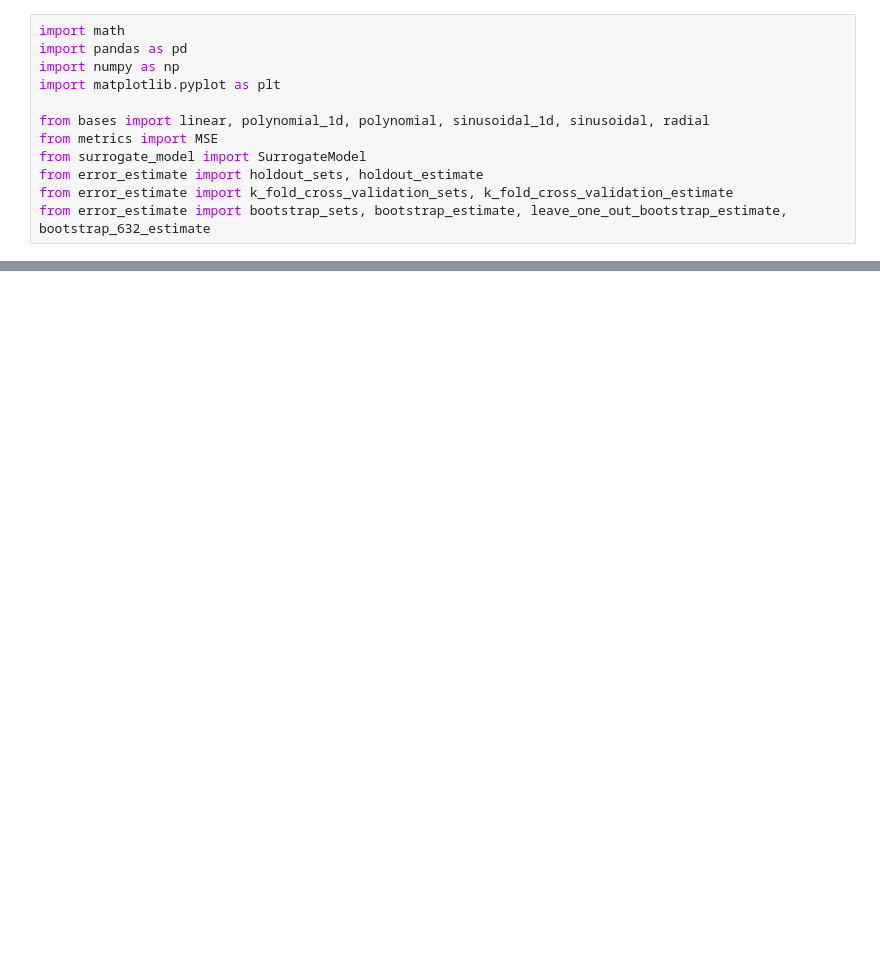
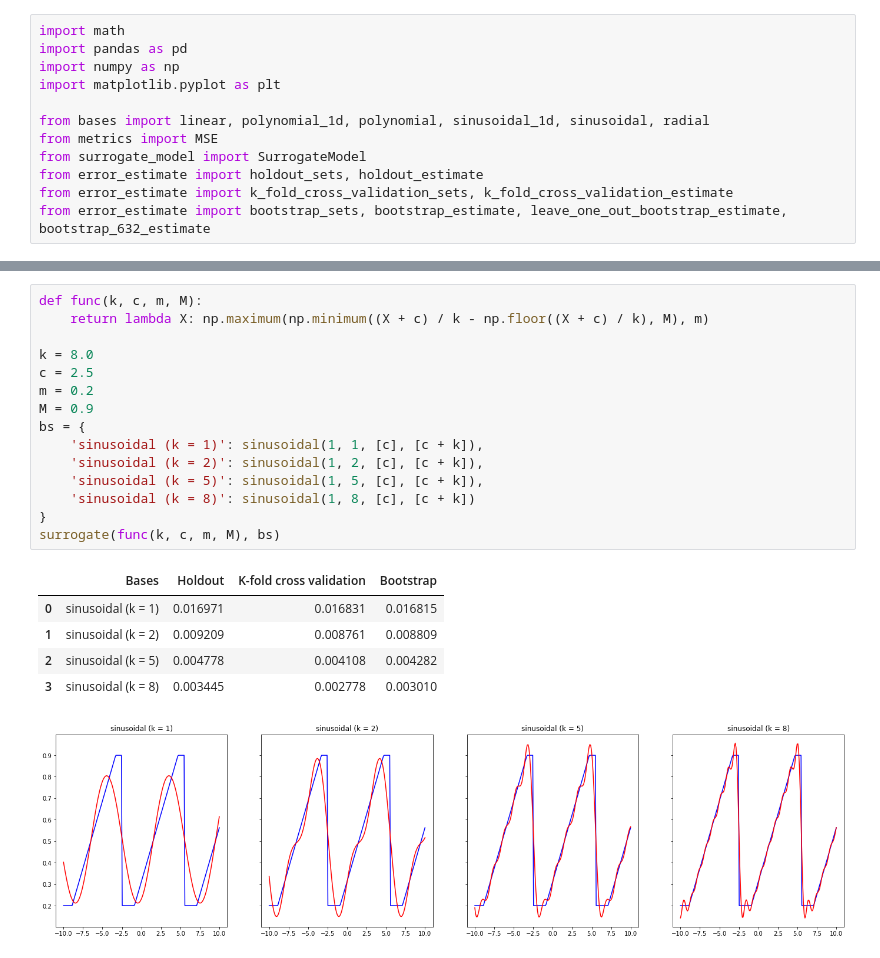
Before and after one commit to LeKiet258/ML_Lab01_SurrogateModels, a Jupyter notebook: test.ipynb, the cells around one changed output, grey strips where cells are left out. Drawn from its saved outputs; the diff is of its cells as text; blank space fills up the shorter version.

```diff
--- a/test.ipynb
+++ b/test.ipynb
@@ -147,0 +75,22 @@ plot_and_estimate(bss, df_1, 0.5)
+# %%
+def func(k, c, m, M):
+    return lambda X: np.maximum(np.minimum((X + c) / k - np.floor((X + c) / k), M), m)
+
+k = 8.0
+c = 2.5
+m = 0.2
+M = 0.9
+bs = {
+    'sinusoidal (k = 1)': sinusoidal(1, 1, [c], [c + k]),
+    'sinusoidal (k = 2)': sinusoidal(1, 2, [c], [c + k]),
+    'sinusoidal (k = 5)': sinusoidal(1, 5, [c], [c + k]),
+    'sinusoidal (k = 8)': sinusoidal(1, 8, [c], [c + k])
+}
+surrogate(func(k, c, m, M), bs)
+# %% [output]
+|  | Bases | Holdout | K-fold cross validation | Bootstrap |
+| 0 | sinusoidal (k = 1) | 0.016971 | 0.016831 | 0.016815 |
+| 1 | sinusoidal (k = 2) | 0.009209 | 0.008761 | 0.008809 |
+| 2 | sinusoidal (k = 5) | 0.004778 | 0.004108 | 0.004282 |
+| 3 | sinusoidal (k = 8) | 0.003445 | 0.002778 | 0.003010 |
+[figure, added]
```
Also changed, not shown: parts of 6 cells of this notebook, 2 other files.
